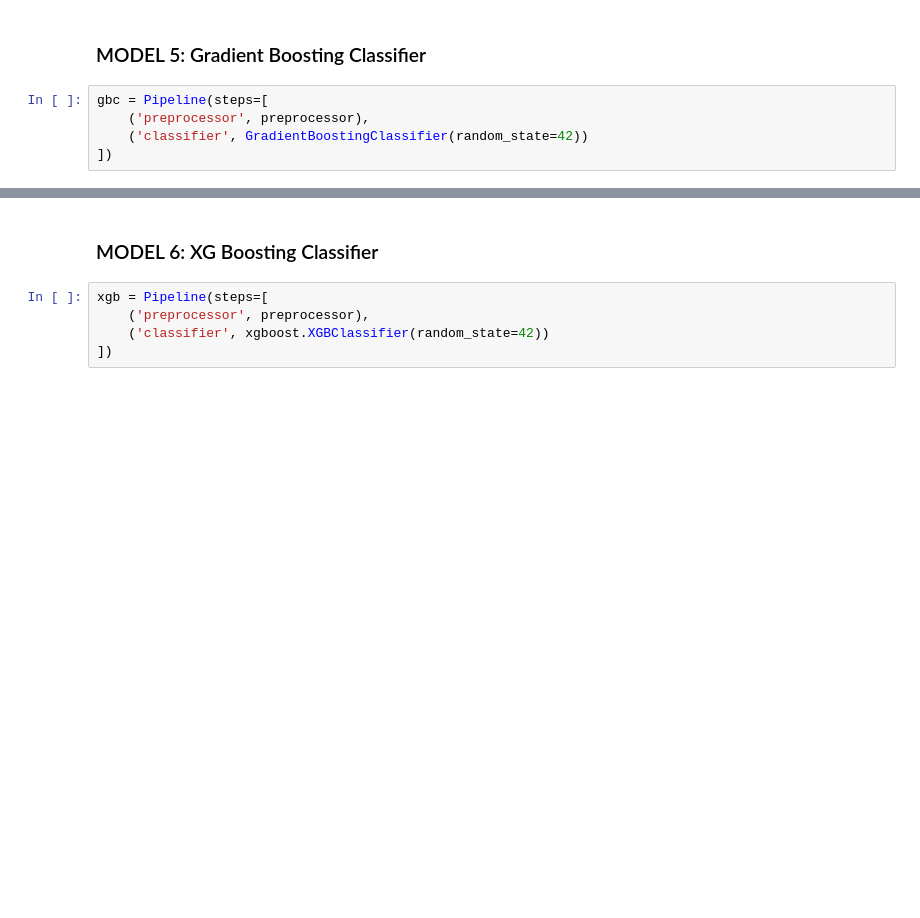
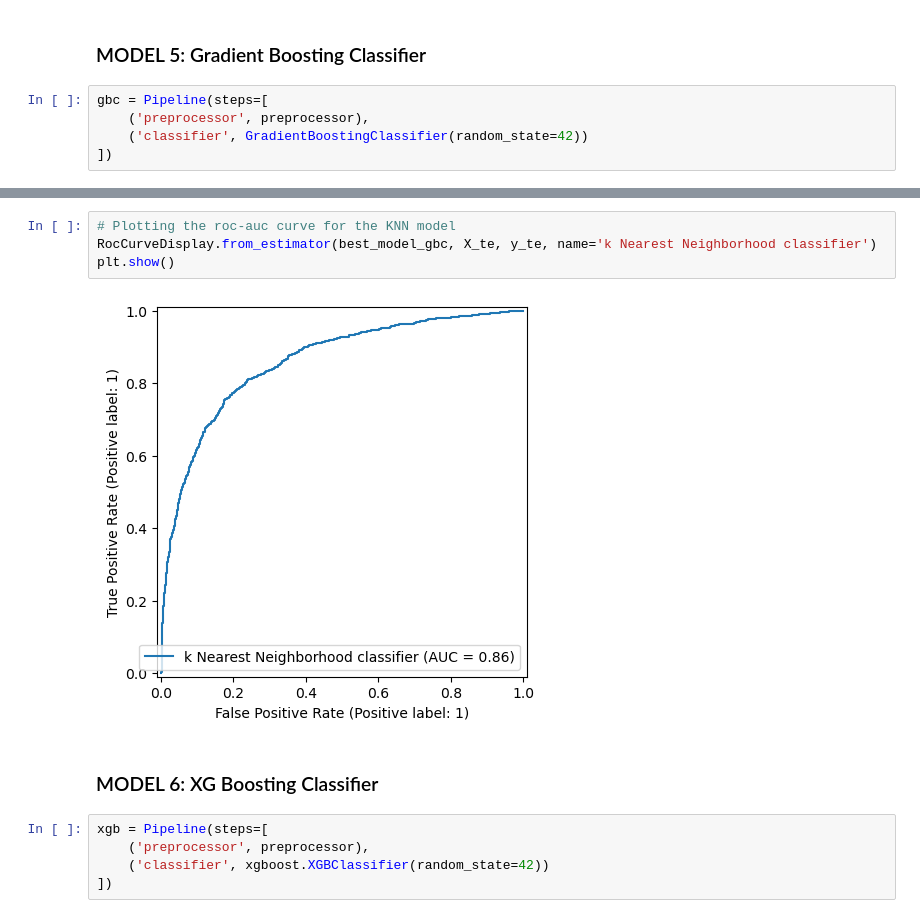
Before and after one commit to laaria-chris/H1N1-VACCINATION-PREDICTION-MODEL, a Jupyter notebook: MAIN_NOTEBOOK.ipynb, the cells around one changed output, grey strips where cells are left out. Cells and saved outputs as stored; diff of their text form; blank space fills up the shorter version.

```diff
--- a/MAIN_NOTEBOOK.ipynb
+++ b/MAIN_NOTEBOOK.ipynb
@@ -859,3 +953,9 @@ evaluate(best_model_5, X_tr, X_te, y_tr, y_te)
+# %%
+# Plotting the roc-auc curve for the KNN model
+RocCurveDisplay.from_estimator(best_model_gbc, X_te, y_te, name='k Nearest Neighborhood classifier')
+plt.show()
+# %% [output]
+[figure, added]
 # %% [markdown]
 ### MODEL 6: XG Boosting Classifier
 # %%
```
Also changed, not shown: parts of 48 cells of this notebook.
